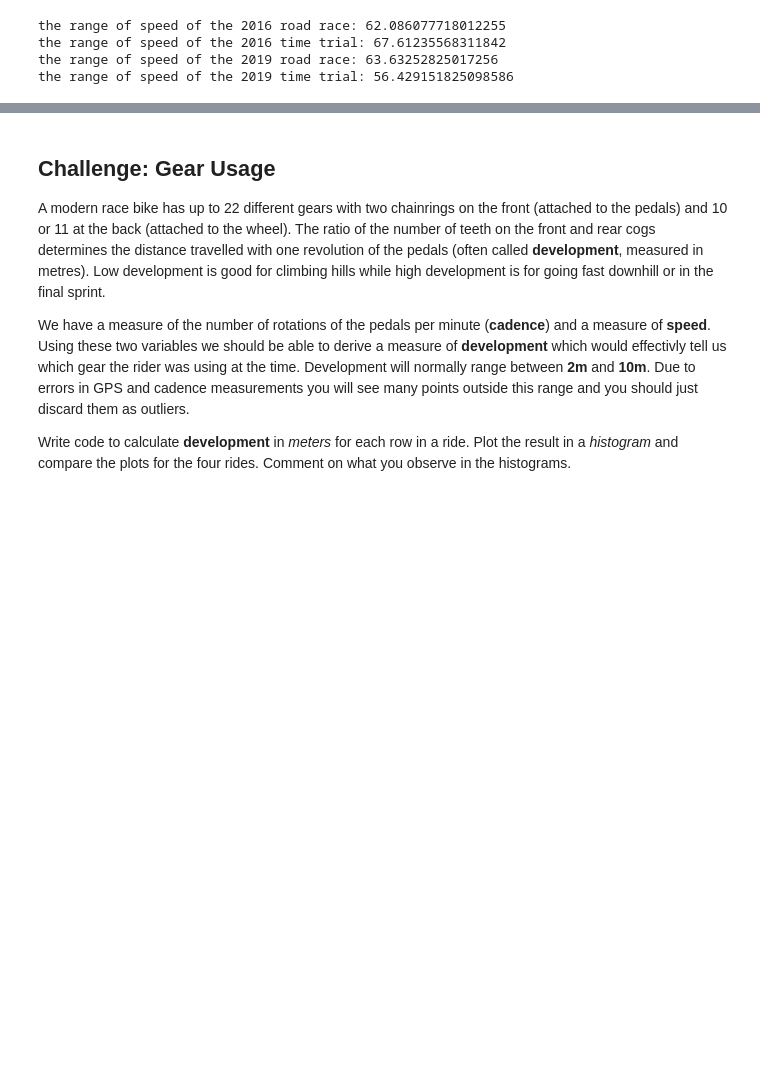
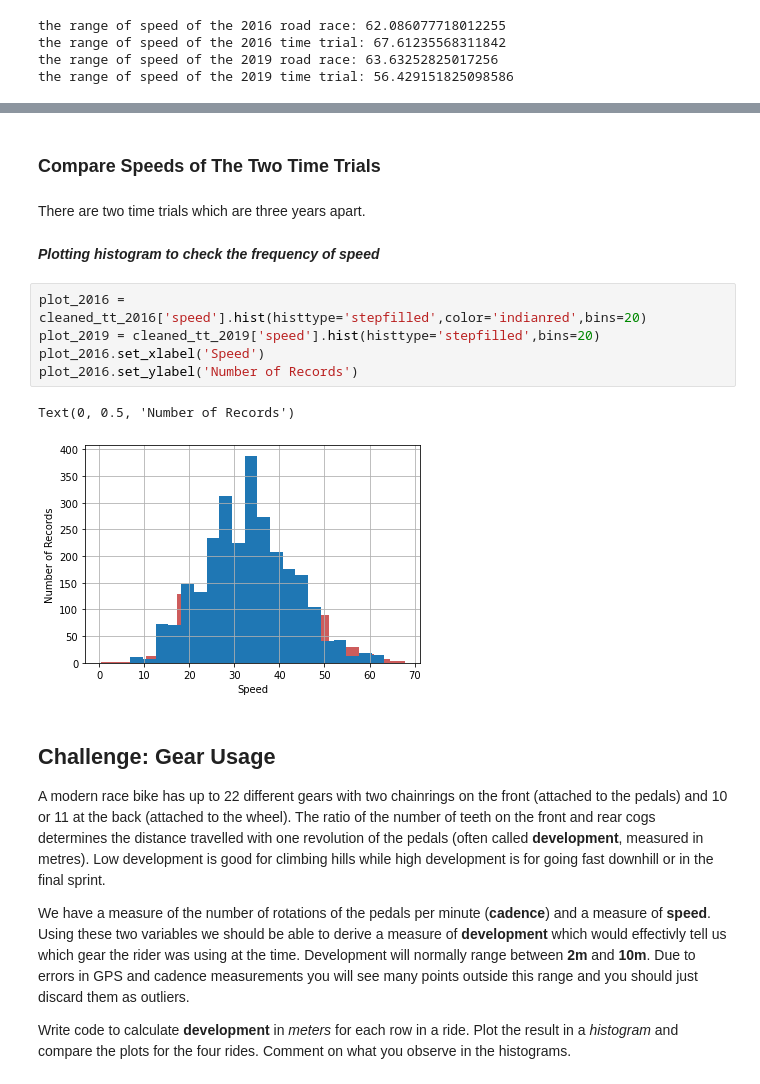
Before and after one commit to xuyenlinhHuynh/data-science-portfolio-xuyenlinhHuynh, a Jupyter notebook: Portfolio 1.ipynb, the cells around one changed output, grey strips where cells are left out. Cells and saved outputs as stored; diff of their text form; blank space fills up the shorter version.

```diff
--- a/Portfolio 1.ipynb
+++ b/Portfolio 1.ipynb
@@ -831,3 +834,17 @@ We follow the instruction of the [figure 3.5 from the textbook](https://link-spr
+# %% [markdown]
+### Compare Speeds of The Two Time Trials
+# %% [markdown]
+There are two time trials which are three years apart.
+# %% [markdown]
+***Plotting histogram to check the frequency of speed***
+# %%
+plot_2016 = cleaned_tt_2016['speed'].hist(histtype='stepfilled',color='indianred',bins=20)
+plot_2019 = cleaned_tt_2019['speed'].hist(histtype='stepfilled',bins=20)
+plot_2016.set_xlabel('Speed')
+plot_2016.set_ylabel('Number of Records')
+# %% [output]
+Text(0, 0.5, 'Number of Records')
+[figure, added]
 # %% [markdown]
 ## Challenge: Gear Usage
 
```
Also changed, not shown: parts of 19 cells of this notebook.
